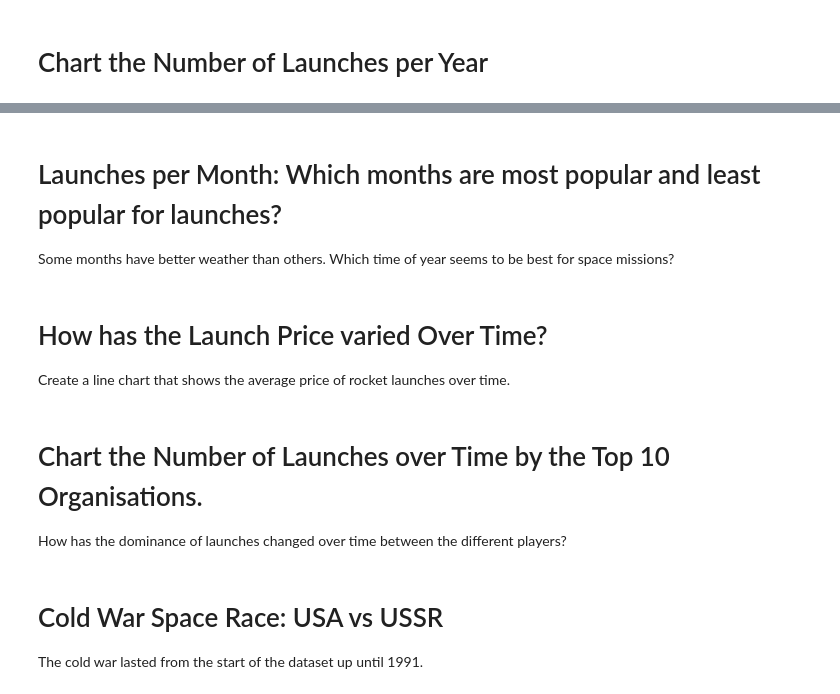
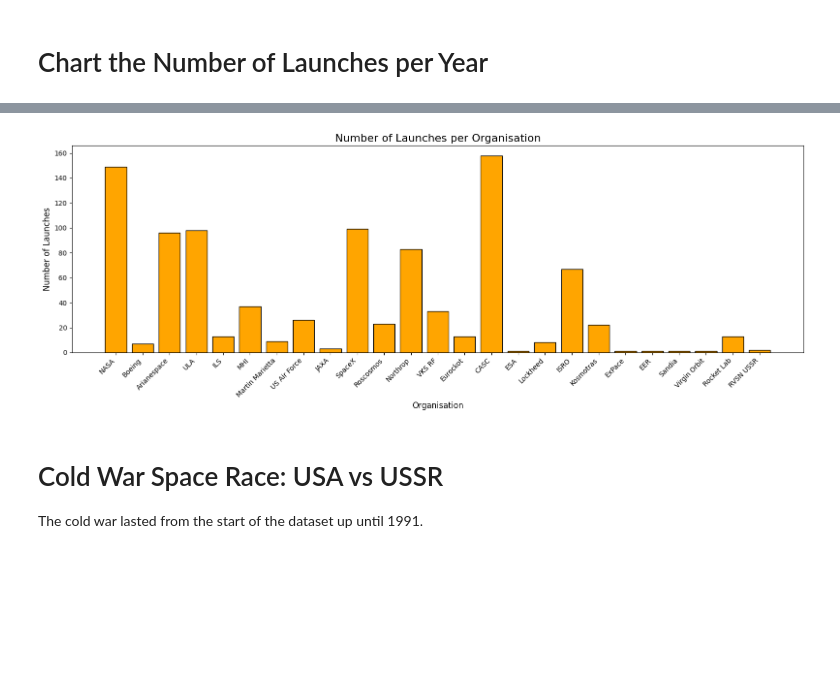
Before and after one commit to jaimeramis/SpaceRace, a Jupyter notebook: Space_Missions_Analysis.ipynb, the cells around one changed output, grey strips where cells are left out. Cells and saved outputs as stored; diff of their text form; code cells hidden in the pictures; blank space fills up the shorter version.

```diff
--- a/Space_Missions_Analysis.ipynb
+++ b/Space_Missions_Analysis.ipynb
@@ -284,6 +291,7 @@ known_location_mapping = {
     "Plesetsk Cosmodrome": "RUS",
     "Vostochny Cosmodrome": "RUS",
     "Yasny Cosmodrome": "RUS",
+    "Baikonur Cosmodrome": "RUS",
     "Gran Canaria": "USA",
     "Shahrud Missile Test Site": "IRN"
 }
@@ -444,15 +448,19 @@ Which month has seen the highest number of launches in all time? Superimpose a r
-# %% [markdown]
-# Launches per Month: Which months are most popular and least popular for launches?
-
-Some months have better weather than others. Which time of year seems to be best for space missions?
-# %% [markdown]
-# How has the Launch Price varied Over Time?
-
-Create a line chart that shows the average price of rocket launches over time.
-# %% [markdown]
-# Chart the Number of Launches over Time by the Top 10 Organisations.
-
-How has the dominance of launches changed over time between the different players?
+# %%
+# Bar chart to show the number of launches per organization
+plt.figure(figsize=(16, 6))
+plt.bar(org_launch_data['Organisation'], org_launch_data['num_launches'], color='orange', edgecolor='black')
+
+# Chart labels and title
+plt.title('Number of Launches per Organisation', fontsize=16)
+plt.xlabel('Organisation', fontsize=12)
+plt.ylabel('Number of Launches', fontsize=12)
+plt.xticks(rotation=45, ha='right')
+plt.tight_layout()
+
+# Display the chart
+plt.show()
+# %% [output]
+[figure, added]
 # %% [markdown]
 # Cold War Space Race: USA vs USSR
 
```
Also changed, not shown: parts of 12 cells of this notebook.
